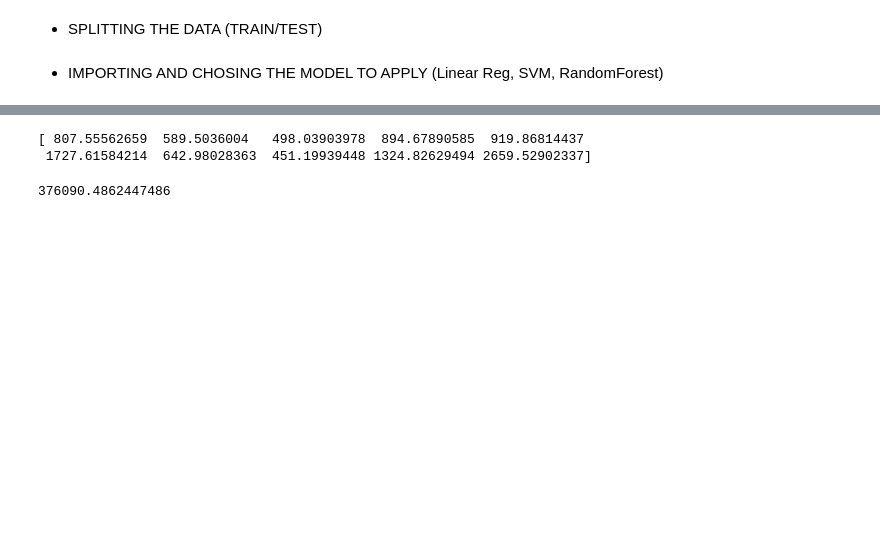
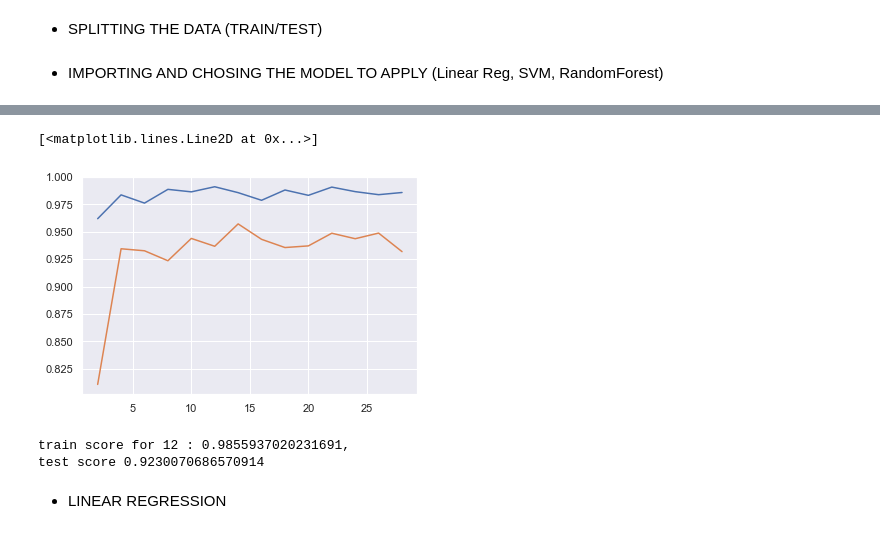
Before and after one commit to AjiacoVic/Satellites_Market_study, a Jupyter notebook: PART2 Interplanetary missions .ipynb, the cells around one changed output, grey strips where cells are left out. Saved outputs shown, nothing was run; the diff lists cells and outputs as text; code cells hidden in the pictures; blank space fills up the shorter version.

Commit message:
model done

```diff
--- a/PART2 Interplanetary missions .ipynb
+++ b/PART2 Interplanetary missions .ipynb
@@ -448,11 +496,13 @@ Index(['Duration_Years', 'Instruments', 'Cost', 'Power_Watts',
 # %%
 from sklearn.model_selection import train_test_split
 
+non_scaled = ['Cost','WET','Dry_Mass','Power_Watts','Duration_Years','Instruments']
+
 #I will convert the target variable Cost to logarithmic scale
-y = ip_missions['Cost']
-X = ip_missions.drop('Cost', axis=1)
+y = ip_missions['scaled_Cost']
+X = ip_missions.drop(non_scaled, axis=1)
 
-X_train, X_test, y_train, y_test = train_test_split(X, y, test_size=0.20,random_state=42)
+X_train, X_test, y_train, y_test = train_test_split(X, y, test_size=0.20)
 # %% [markdown]
 - IMPORTING AND CHOSING THE MODEL TO APPLY
 (Linear Reg, SVM, RandomForest)
@@ -461,10 +513,10 @@ from sklearn.ensemble import RandomForestRegressor
 
 score_train=[]
 score_test=[]
-for i in range(2,12,2):
+for i in range(2,30,2):
     RanForestR_model = RandomForestRegressor(max_depth=i).fit(X_train, y_train)
-    score_train.append(model.score(X_train,y_train))
-    score_test.append(model.score(X_test,y_test))
+    score_train.append(RanForestR_model.score(X_train,y_train))
+    score_test.append(RanForestR_model.score(X_test,y_test))
     print(f'for max_depth: {i}\nthe train scores are:\n {score_train}\nThe test scores are:\n {score_test}')
 # %% [output]
 for max_depth: 2
@@ -497,9 +557,0 @@ ValueError: continuous is not supported
-# %%
-from sklearn.metrics import mean_squared_error
-y_pred=model.predict(X_test)
-print(y_pred)
-mean_squared_error(y_test, y_pred)
-# %% [output]
-[ 807.55562659  589.5036004   498.03903978  894.67890585  919.86814437
- 1727.61584214  642.98028363  451.19939448 1324.82629494 2659.52902337]
-376090.4862447486
@@ -505,0 +562,13 @@ mean_squared_error(y_test, y_pred)
+# %%
+x = range(2,30,2)
+plt.plot(x,score_train)
+plt.plot(x,score_test)
+# %% [output]
+[<matplotlib.lines.Line2D at 0x...>]
+[figure, added]
+# %%
+model2 = RandomForestRegressor(max_depth=12).fit(X_train, y_train)
+print(f'train score for 12 : {model2.score(X_train,y_train)}, \ntest score {model2.score(X_test,y_test)}')
+# %% [output]
+train score for 12 : 0.9855937020231691,
+test score 0.9230070686570914
@@ -505,0 +577,2 @@ mean_squared_error(y_test, y_pred)
+# %% [markdown]
+- LINEAR REGRESSION
```
Also changed, not shown: parts of 25 cells of this notebook.
